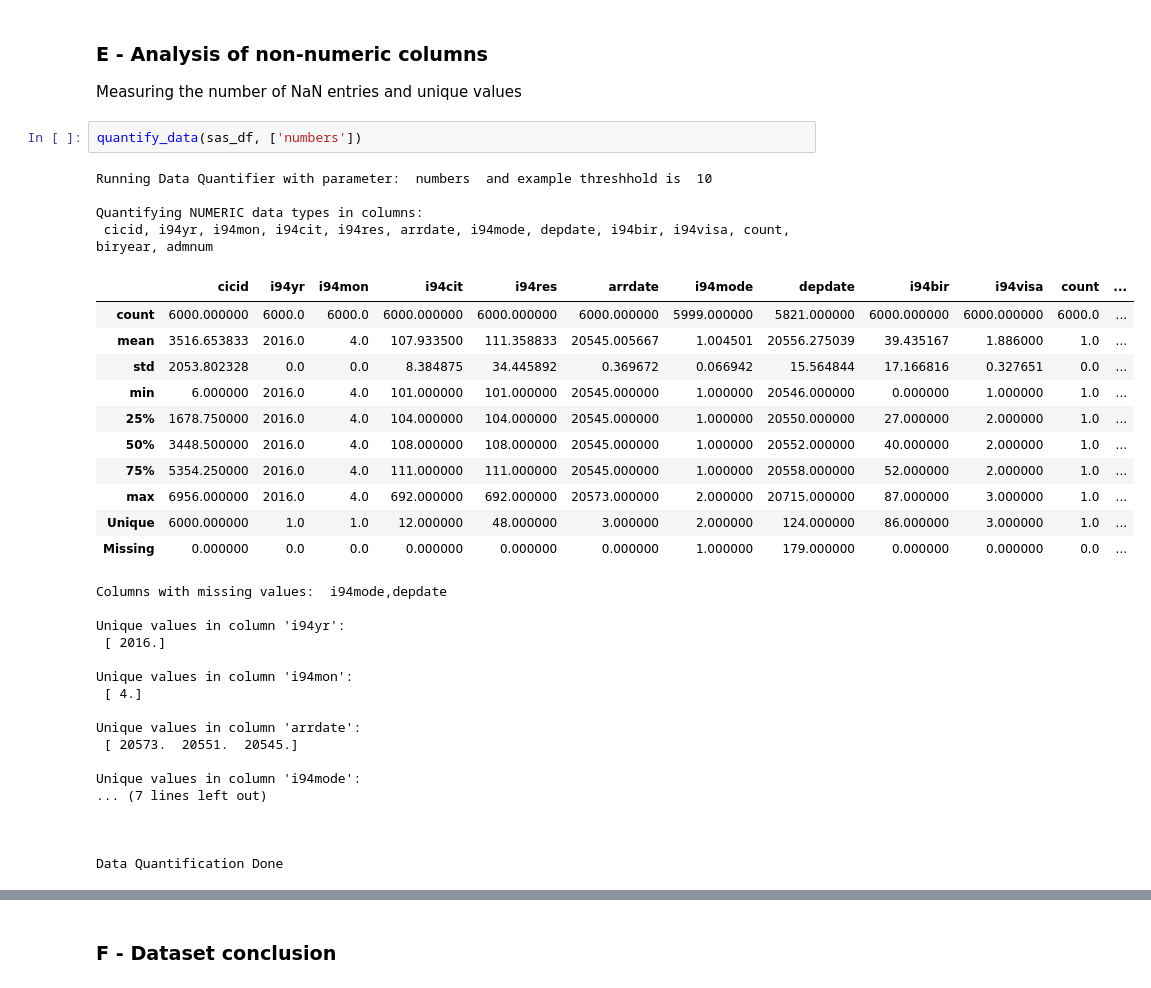
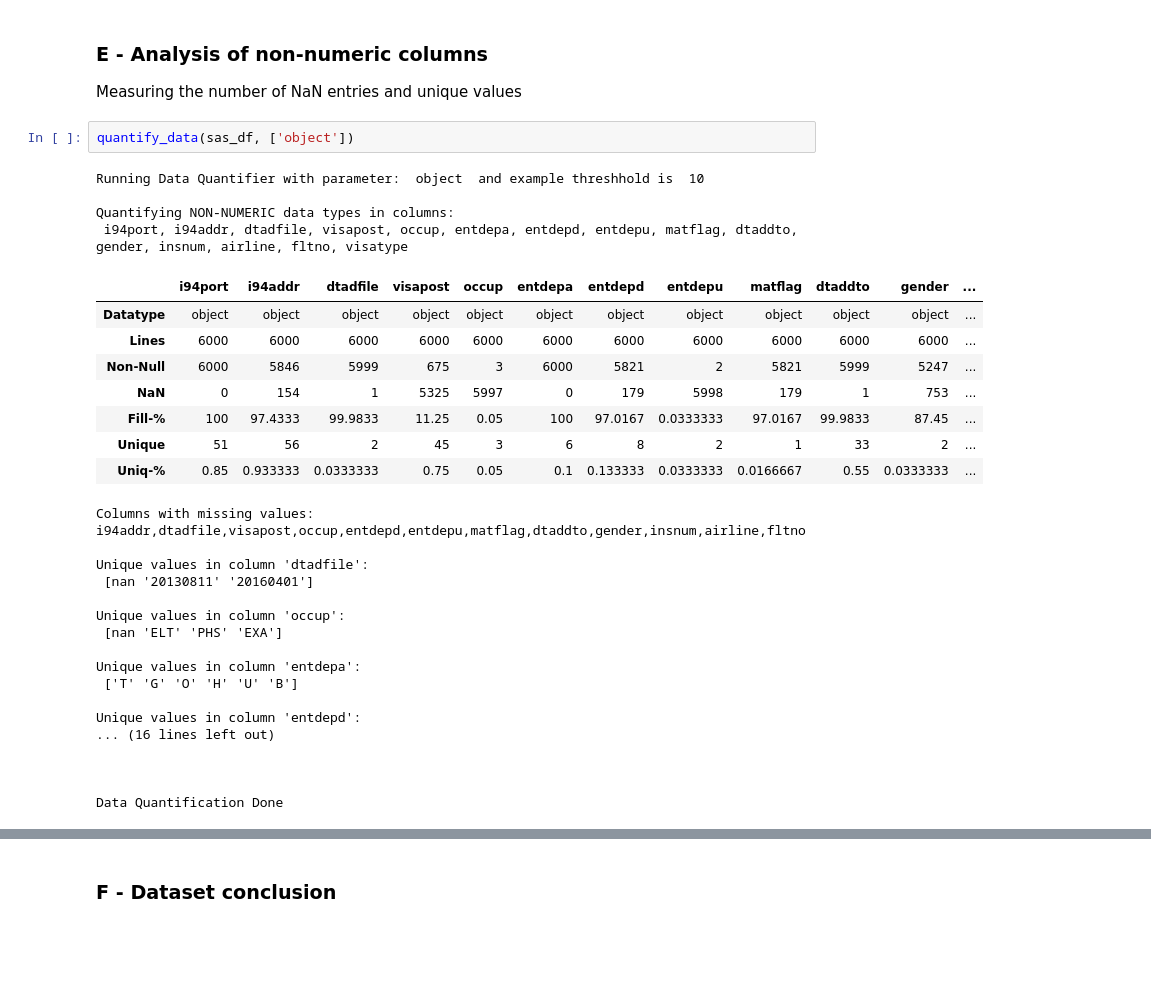
Before and after one commit to StefanSchindewolf/Udac-Capstone, a Jupyter notebook: 01_Main-Project-Notebook.ipynb, the cells around one changed output, grey strips where cells are left out. Saved outputs shown, nothing was run; the diff lists cells and outputs as text; blank space fills up the shorter version.

```diff
--- a/01_Main-Project-Notebook.ipynb
+++ b/01_Main-Project-Notebook.ipynb
@@ -310,36 +331,33 @@ Data Quantification Done
 ### E - Analysis of non-numeric columns
 Measuring the number of NaN entries and unique values
 # %%
-quantify_data(sas_df, ['numbers'])
+quantify_data(sas_df, ['object'])
 # %% [output]
-Running Data Quantifier with parameter:  numbers  and example threshhold is  10
+Running Data Quantifier with parameter:  object  and example threshhold is  10
 
-Quantifying NUMERIC data types in columns:
- cicid, i94yr, i94mon, i94cit, i94res, arrdate, i94mode, depdate, i94bir, i94visa, count, biryear, admnum
+Quantifying NON-NUMERIC data types in columns:
+ i94port, i94addr, dtadfile, visapost, occup, entdepa, entdepd, entdepu, matflag, dtaddto, gender, insnum, airline, fltno, visatype
-|  | cicid | i94yr | i94mon | i94cit | i94res | arrdate | i94mode | depdate | i94bir | i94visa | count | ... |
-| count | 6000.000000 | 6000.0 | 6000.0 | 6000.000000 | 6000.000000 | 6000.000000 | 5999.000000 | 5821.000000 | 6000.000000 | 6000.000000 | 6000.0 | ... |
-| mean | 3516.653833 | 2016.0 | 4.0 | 107.933500 | 111.358833 | 20545.005667 | 1.004501 | 20556.275039 | 39.435167 | 1.886000 | 1.0 | ... |
-| std | 2053.802328 | 0.0 | 0.0 | 8.384875 | 34.445892 | 0.369672 | 0.066942 | 15.564844 | 17.166816 | 0.327651 | 0.0 | ... |
-| min | 6.000000 | 2016.0 | 4.0 | 101.000000 | 101.000000 | 20545.000000 | 1.000000 | 20546.000000 | 0.000000 | 1.000000 | 1.0 | ... |
-| 25% | 1678.750000 | 2016.0 | 4.0 | 104.000000 | 104.000000 | 20545.000000 | 1.000000 | 20550.000000 | 27.000000 | 2.000000 | 1.0 | ... |
-| 50% | 3448.500000 | 2016.0 | 4.0 | 108.000000 | 108.000000 | 20545.000000 | 1.000000 | 20552.000000 | 40.000000 | 2.000000 | 1.0 | ... |
-| 75% | 5354.250000 | 2016.0 | 4.0 | 111.000000 | 111.000000 | 20545.000000 | 1.000000 | 20558.000000 | 52.000000 | 2.000000 | 1.0 | ... |
-| max | 6956.000000 | 2016.0 | 4.0 | 692.000000 | 692.000000 | 20573.000000 | 2.000000 | 20715.000000 | 87.000000 | 3.000000 | 1.0 | ... |
-| Unique | 6000.000000 | 1.0 | 1.0 | 12.000000 | 48.000000 | 3.000000 | 2.000000 | 124.000000 | 86.000000 | 3.000000 | 1.0 | ... |
-| Missing | 0.000000 | 0.0 | 0.0 | 0.000000 | 0.000000 | 0.000000 | 1.000000 | 179.000000 | 0.000000 | 0.000000 | 0.0 | ... |
+|  | i94port | i94addr | dtadfile | visapost | occup | entdepa | entdepd | entdepu | matflag | dtaddto | gender | ... |
+| Datatype | object | object | object | object | object | object | object | object | object | object | object | ... |
+| Lines | 6000 | 6000 | 6000 | 6000 | 6000 | 6000 | 6000 | 6000 | 6000 | 6000 | 6000 | ... |
+| Non-Null | 6000 | 5846 | 5999 | 675 | 3 | 6000 | 5821 | 2 | 5821 | 5999 | 5247 | ... |
+| NaN | 0 | 154 | 1 | 5325 | 5997 | 0 | 179 | 5998 | 179 | 1 | 753 | ... |
+| Fill-% | 100 | 97.4333 | 99.9833 | 11.25 | 0.05 | 100 | 97.0167 | 0.0333333 | 97.0167 | 99.9833 | 87.45 | ... |
+| Unique | 51 | 56 | 2 | 45 | 3 | 6 | 8 | 2 | 1 | 33 | 2 | ... |
+| Uniq-% | 0.85 | 0.933333 | 0.0333333 | 0.75 | 0.05 | 0.1 | 0.133333 | 0.0333333 | 0.0166667 | 0.55 | 0.0333333 | ... |
-Columns with missing values:  i94mode,depdate
+Columns with missing values:  i94addr,dtadfile,visapost,occup,entdepd,entdepu,matflag,dtaddto,gender,insnum,airline,fltno
 
-Unique values in column 'i94yr':
- [ 2016.]
+Unique values in column 'dtadfile':
+ [nan '20130811' '20160401']
 
-Unique values in column 'i94mon':
- [ 4.]
+Unique values in column 'occup':
+ [nan 'ELT' 'PHS' 'EXA']
 
-Unique values in column 'arrdate':
- [ 20573.  20551.  20545.]
+Unique values in column 'entdepa':
+ ['T' 'G' 'O' 'H' 'U' 'B']
 
-Unique values in column 'i94mode':
-... (7 lines left out)
+Unique values in column 'entdepd':
+... (16 lines left out)
 
 
 
```
Also changed, not shown: parts of 44 cells of this notebook.
